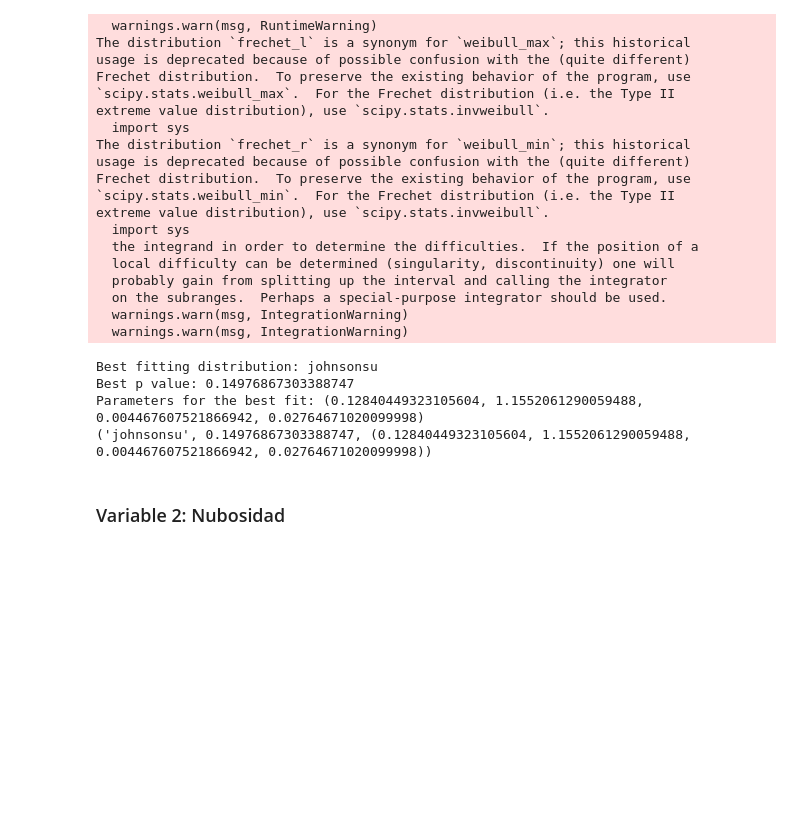
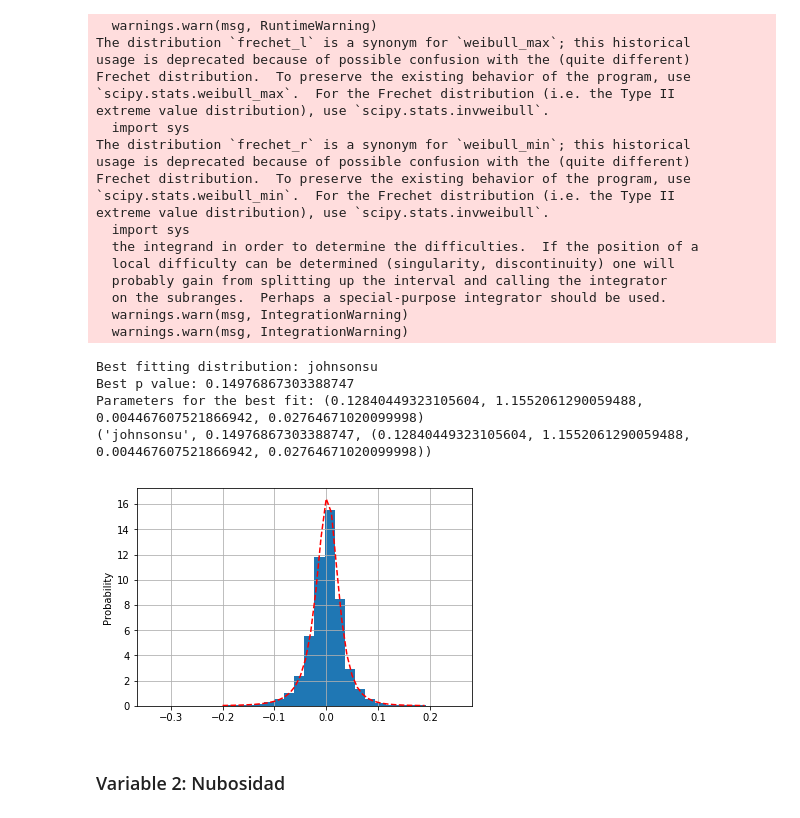
Before and after one commit to ramirezdiana/Proyecto-Simulacion-Tema2, a Jupyter notebook: Proyecto_recuperación.ipynb, the cells around one changed output. Saved outputs shown, nothing was run; the diff lists cells and outputs as text; code cells hidden in the pictures; blank space fills up the shorter version.

```diff
--- a/Proyecto_recuperación.ipynb
+++ b/Proyecto_recuperación.ipynb
@@ -166,6 +166,16 @@ Best fitting distribution: johnsonsu
 Best p value: 0.14976867303388747
 Parameters for the best fit: (0.12840449323105604, 1.1552061290059488, 0.004467607521866942, 0.02764671020099998)
 ('johnsonsu', 0.14976867303388747, (0.12840449323105604, 1.1552061290059488, 0.004467607521866942, 0.02764671020099998))
+# %%
+plt.hist(cambio_prom,bins=30,density=True)
+x = np.arange(-.2,.2,.01)
+y = st.johnsonsu.pdf(x, 0.12840449323105604, 1.1552061290059488, 0.004467607521866942, 0.02764671020099998)
+plt.plot(x,y,'r--')
+plt.ylabel('Probability')
+plt.grid()
+plt.show()
+# %% [output]
+[figure, added]
 # %% [markdown]
 ### Variable 2: Nubosidad
 # %%
```
Also changed, not shown: parts of 6 cells of this notebook.
